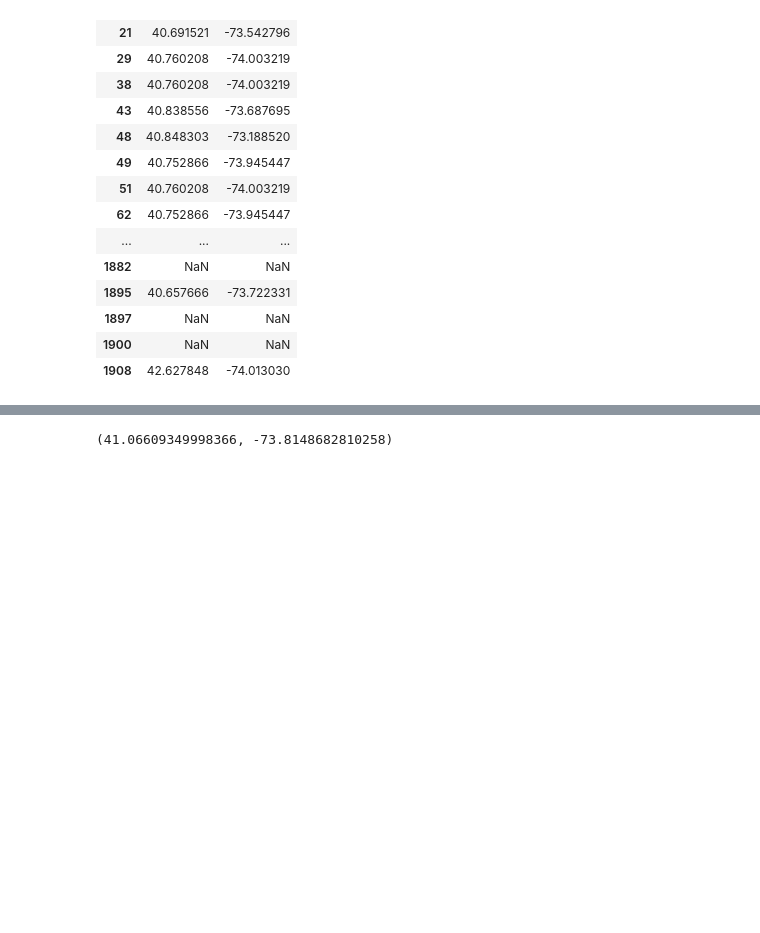
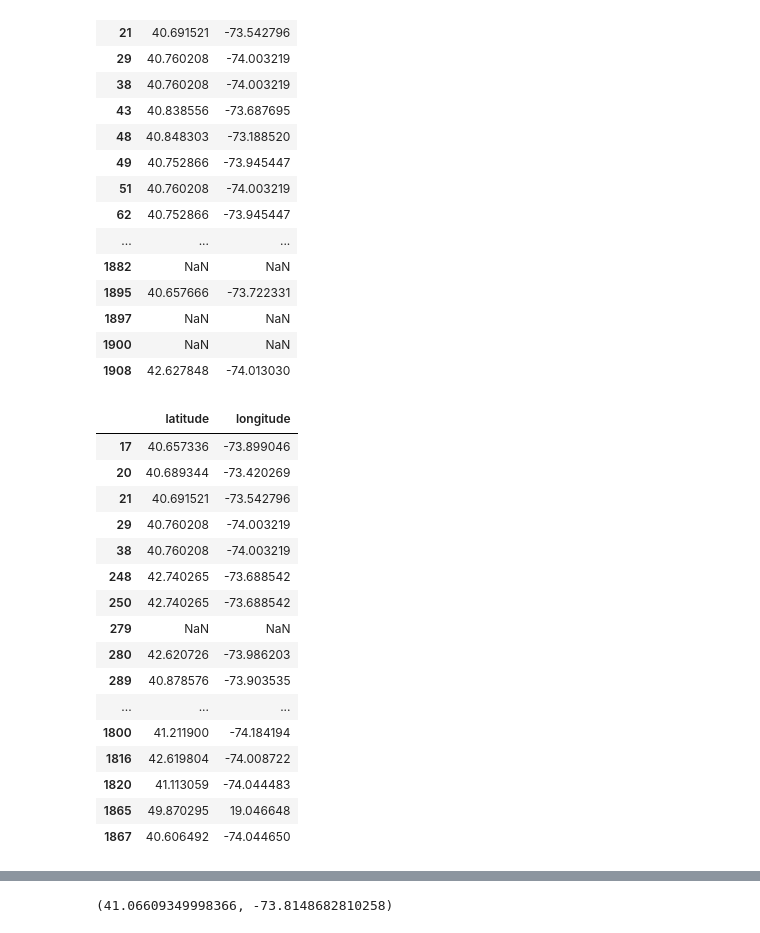
Before and after one commit to AVelaryon/GIS-Exploration, a Jupyter notebook: GISPRoj.ipynb, the cells around one changed output, grey strips where cells are left out. Drawn from its saved outputs; the diff is of its cells as text; code cells hidden in the pictures; blank space fills up the shorter version.

```diff
--- a/GISPRoj.ipynb
+++ b/GISPRoj.ipynb
@@ -72,7 +72,7 @@ completed_dropped_contruct
 # %%
 
 def modify_addy(regex: list[str], data: pd.DataFrame, dat_col: pd.Series):
-    geolocator = Nominatim(user_agent='myGeocoder')
+    geolocator = Nominatim(user_agent='myGeocoder', timeout=10)
     geolocator = RateLimiter(geolocator.geocode, min_delay_seconds=1)
     hwy_data = dat_col.str.replace(regex[0],r'\1-\2', regex=True).str.extract(regex[1]).dropna()
     loc_data = col.defaultdict(dict)
@@ -86,7 +86,7 @@ def modify_addy(regex: list[str], data: pd.DataFrame, dat_col: pd.Series):
             else:
                 loc_data['latitude'][indx] = np.nan
                 loc_data['longitude'][indx] = np.nan
-        except gp.exc.GeocoderUnavailable:
+        except GeocoderUnavailable:
             pass
 
     return loc_data
@@ -133,0 +114,2 @@ defaultdict(dict,
+# %%
+location_data1 = modify_addy(regex, completed_dropped_contruct, completed_dropped_contruct.project_title)
@@ -151,6 +151,26 @@ pd.DataFrame(location_data)
 | 1897 | NaN | NaN |
 | 1900 | NaN | NaN |
 | 1908 | 42.627848 | -74.013030 |
+# %%
+pd.DataFrame(location_data1)
+# %% [output]
+|  | latitude | longitude |
+| 17 | 40.657336 | -73.899046 |
+| 20 | 40.689344 | -73.420269 |
+| 21 | 40.691521 | -73.542796 |
+| 29 | 40.760208 | -74.003219 |
+| 38 | 40.760208 | -74.003219 |
+| 248 | 42.740265 | -73.688542 |
+| 250 | 42.740265 | -73.688542 |
+| 279 | NaN | NaN |
+| 280 | 42.620726 | -73.986203 |
+| 289 | 40.878576 | -73.903535 |
+| ... | ... | ... |
+| 1800 | 41.211900 | -74.184194 |
+| 1816 | 42.619804 | -74.008722 |
+| 1820 | 41.113059 | -74.044483 |
+| 1865 | 49.870295 | 19.046648 |
+| 1867 | 40.606492 | -74.044650 |
 # %%
 pd.set_option('display.max_rows', 300)
 regex = r'(\d+\s\w+\s[RAdVEveoOaD]+)'
```
Also changed, not shown: parts of 4 cells of this notebook.
